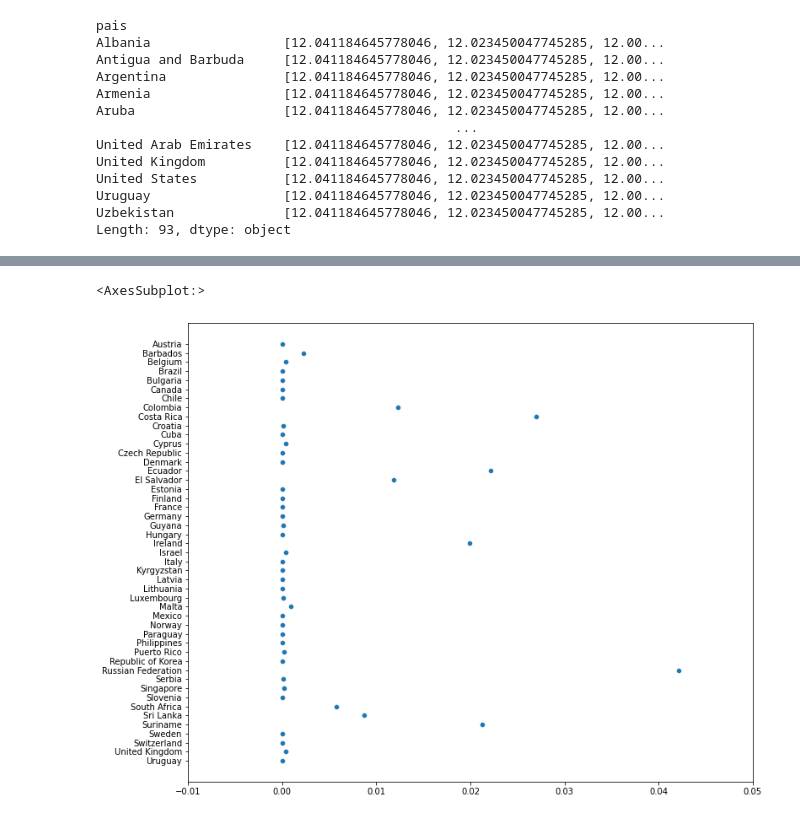
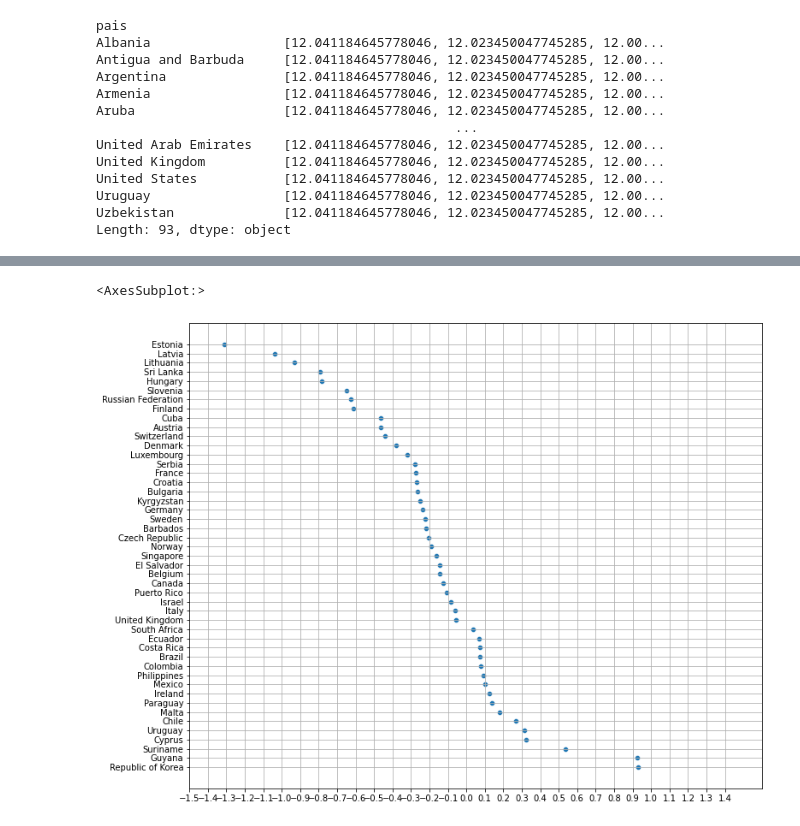
Before and after one commit to reyesguerrerofi/ProyectosDataScience, a Jupyter notebook: Data Cleaning/Suicide Rate- Global Analysis 2.ipynb, the cells around one changed output, grey strips where cells are left out. Saved outputs shown, nothing was run; the diff lists cells and outputs as text; code cells hidden in the pictures.

```diff
--- a/Data Cleaning/Suicide Rate- Global Analysis 2.ipynb
+++ b/Data Cleaning/Suicide Rate- Global Analysis 2.ipynb
@@ -282,8 +228,10 @@ ajustado_pais
  (7.560205968025162e-07, 'Uruguay')]
 # %%
 plt.figure(figsize=(12,10))
-plt.xlim(-0.01, 0.05)
-sns.scatterplot(x = p_adjustedFinal, y =countries_adj)
+plt.xlim(-1.5, 1.6)
+plt.xticks(np.arange(-1.5,1.5,0.1))
+plt.grid(True)
+sns.scatterplot(x = par_adj, y =countries1) #YA quedo alv
 # %% [output]
 <AxesSubplot:>
-[figure, old version]
+[figure, new version]
```
Also changed, not shown: parts of 10 cells of this notebook.
